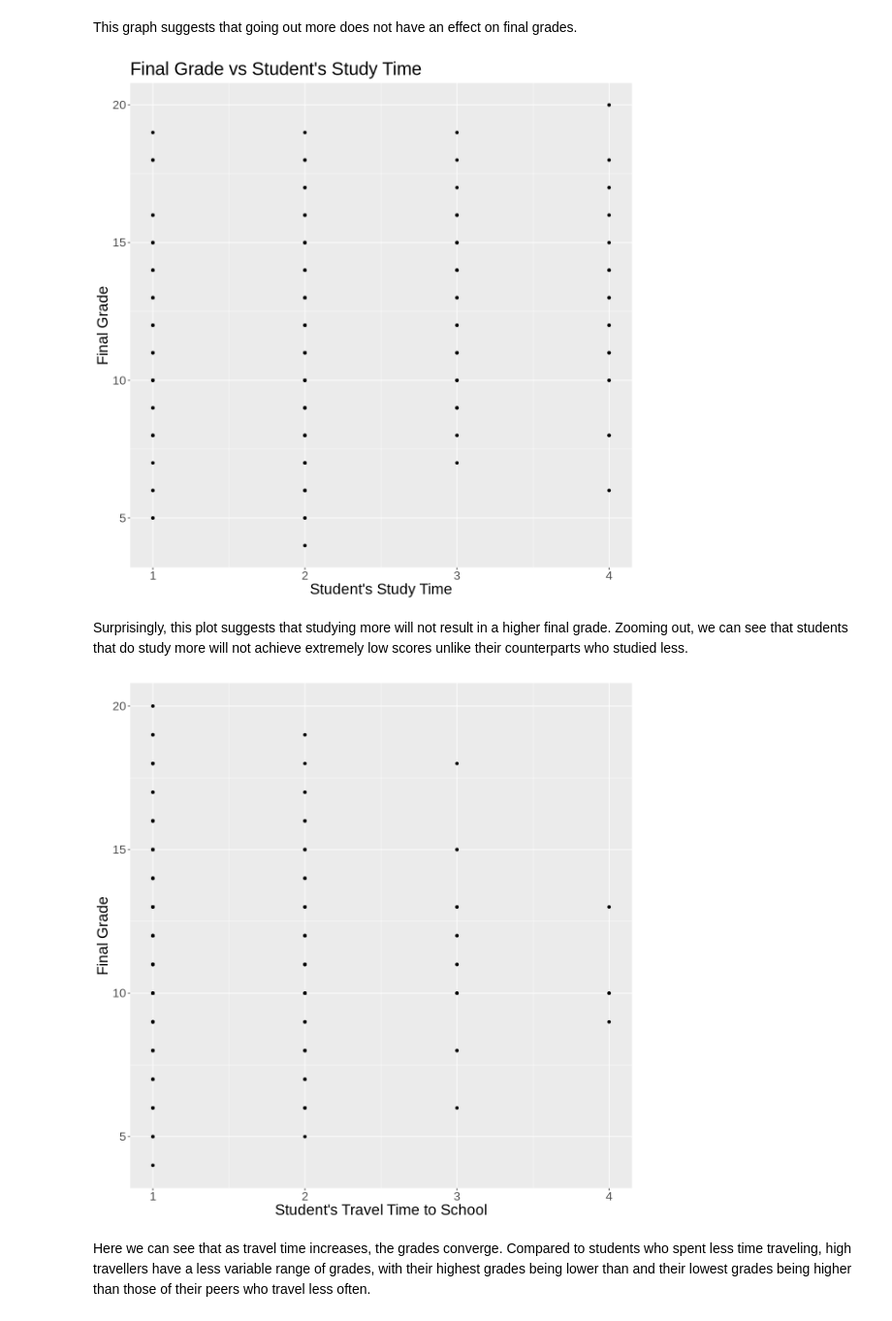
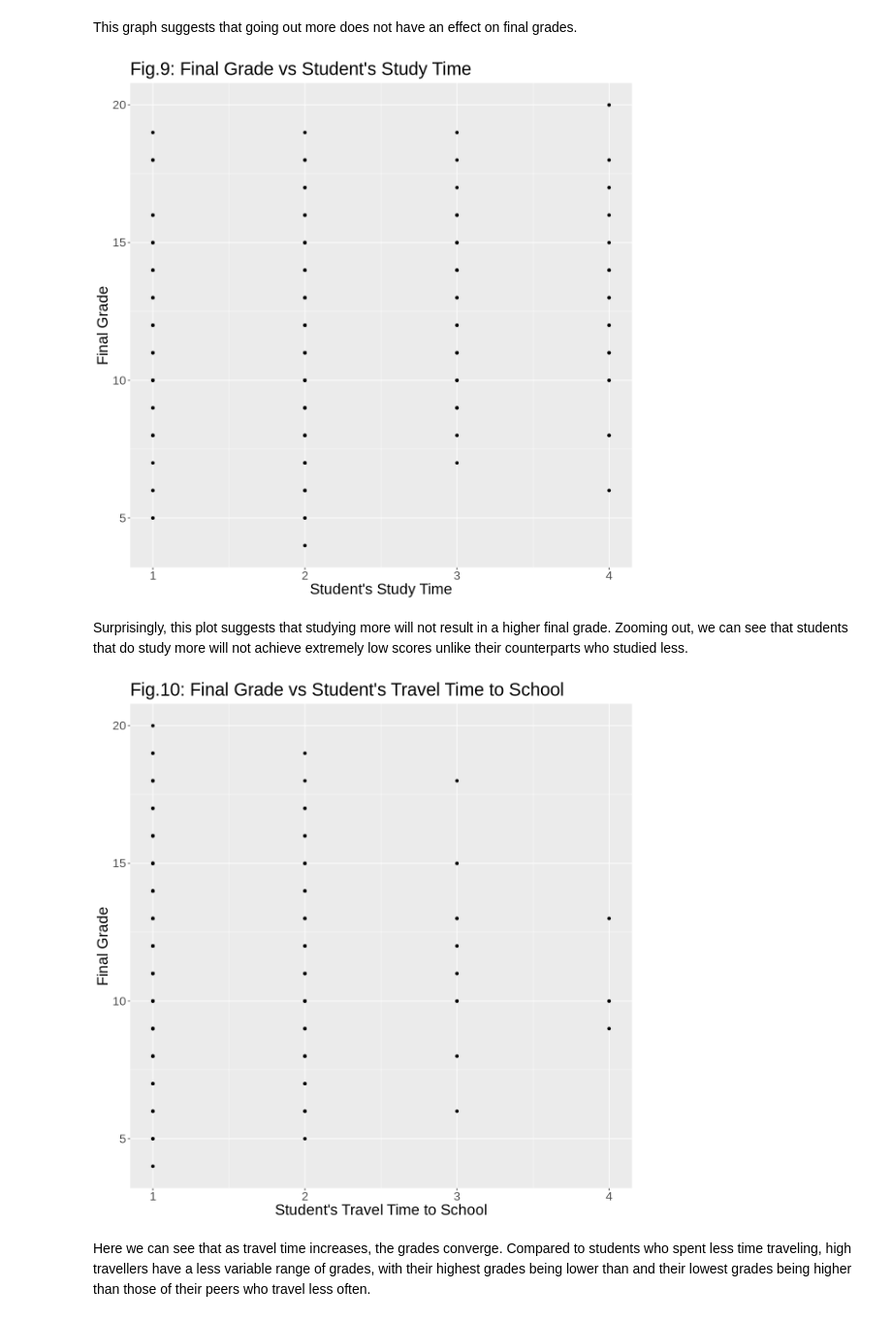
Before and after one commit to FelixNg21/DSCI100-project, a Jupyter notebook: Classification work.ipynb, the cells around one changed output. Shown at 97% size. Cells and saved outputs as stored; diff of their text form; code cells hidden in the pictures.

```diff
--- a/Classification work.ipynb
+++ b/Classification work.ipynb
@@ -315,21 +311,21 @@ student_plot6 <- ggplot(student_train, aes(x = studytime, y = G3)) +
     geom_point() +
     labs(x = "Student's Study Time" , y = "Final Grade") +
     theme(text = element_text(size = 20)) +
-    ggtitle("Final Grade vs Student's Study Time")
+    ggtitle("Fig.9: Final Grade vs Student's Study Time")
 student_plot6
 # %% [output]
-[figure, old version]
+[figure, new version]
 # %% [markdown]
 Surprisingly, this plot suggests that studying more will not result in a higher final grade. Zooming out, we can see that students that do study more will not achieve extremely low scores unlike their counterparts who studied less.
 # %%
 student_plot8 <- ggplot(student_train, aes(x = traveltime, y = G3)) +
     geom_point() +
     labs(x = "Student's Travel Time to School" , y = "Final Grade") +
     theme(text = element_text(size = 20)) +
-    ggtitle("Final Grade vs Student's Travel Time to Schoo")
+    ggtitle("Fig.10: Final Grade vs Student's Travel Time to School")
 student_plot8
 # %% [output]
-[figure, old version]
+[figure, new version]
 # %% [markdown]
 Here we can see that as travel time increases, the grades converge. Compared to students who spent less time traveling, high travellers have a less variable range of grades, with their highest grades being lower than and their lowest grades being higher than those of their peers who travel less often.
 # %%
```
Also changed, not shown: parts of 11 cells of this notebook.
